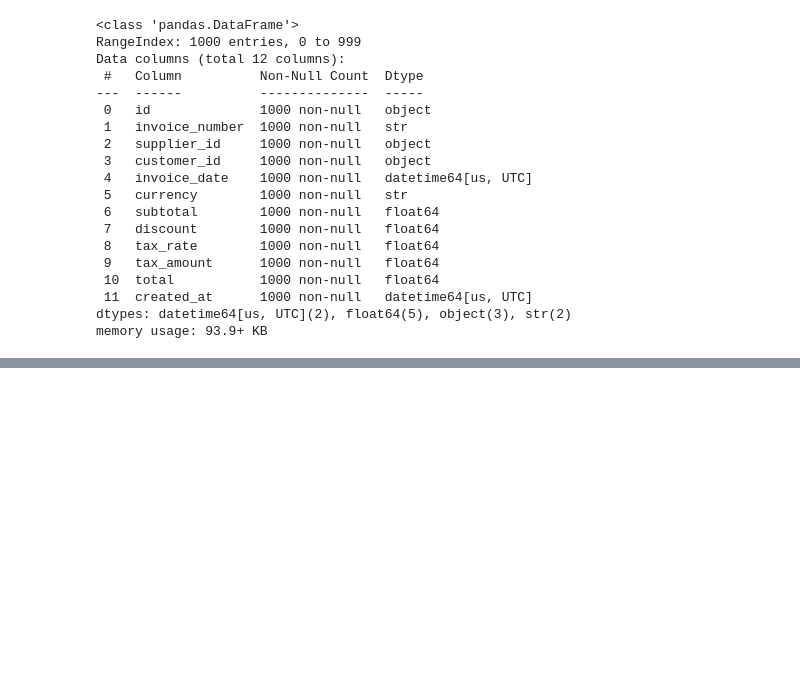
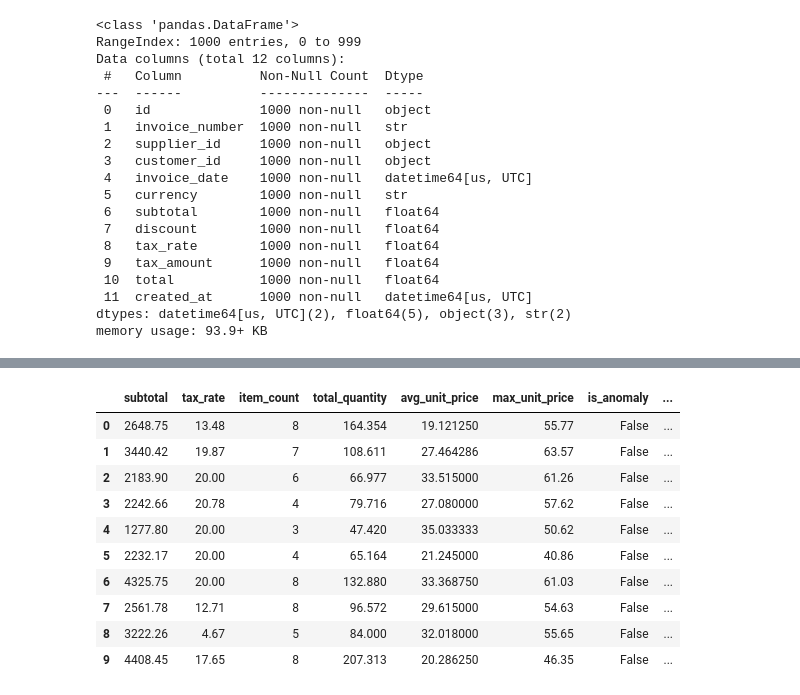
Before and after one commit to miah-mihrab/invoice-anomaly-detector, a Jupyter notebook: notebooks/001_eda.ipynb, the cells around one changed output, grey strips where cells are left out. Cells and saved outputs as stored; diff of their text form; code cells hidden in the pictures; blank space fills up the shorter version.

```diff
--- a/notebooks/001_eda.ipynb
+++ b/notebooks/001_eda.ipynb
@@ -132,0 +263,26 @@ memory usage: 93.9+ KB
+# %%
+
+analysis_df[
+    [
+        "subtotal",
+        "tax_rate",
+        "item_count",
+        "total_quantity",
+        "avg_unit_price",
+        "max_unit_price",
+        "is_anomaly",
+        "anomaly_type",
+    ]
+].head(10)
+# %% [output]
+|  | subtotal | tax_rate | item_count | total_quantity | avg_unit_price | max_unit_price | is_anomaly | ... |
+| 0 | 2648.75 | 13.48 | 8 | 164.354 | 19.121250 | 55.77 | False | ... |
+| 1 | 3440.42 | 19.87 | 7 | 108.611 | 27.464286 | 63.57 | False | ... |
+| 2 | 2183.90 | 20.00 | 6 | 66.977 | 33.515000 | 61.26 | False | ... |
+| 3 | 2242.66 | 20.78 | 4 | 79.716 | 27.080000 | 57.62 | False | ... |
+| 4 | 1277.80 | 20.00 | 3 | 47.420 | 35.033333 | 50.62 | False | ... |
+| 5 | 2232.17 | 20.00 | 4 | 65.164 | 21.245000 | 40.86 | False | ... |
+| 6 | 4325.75 | 20.00 | 8 | 132.880 | 33.368750 | 61.03 | False | ... |
+| 7 | 2561.78 | 12.71 | 8 | 96.572 | 29.615000 | 54.63 | False | ... |
+| 8 | 3222.26 | 4.67 | 5 | 84.000 | 32.018000 | 55.65 | False | ... |
+| 9 | 4408.45 | 17.65 | 8 | 207.313 | 20.286250 | 46.35 | False | ... |
```
Also changed, not shown: parts of 19 cells of this notebook.
